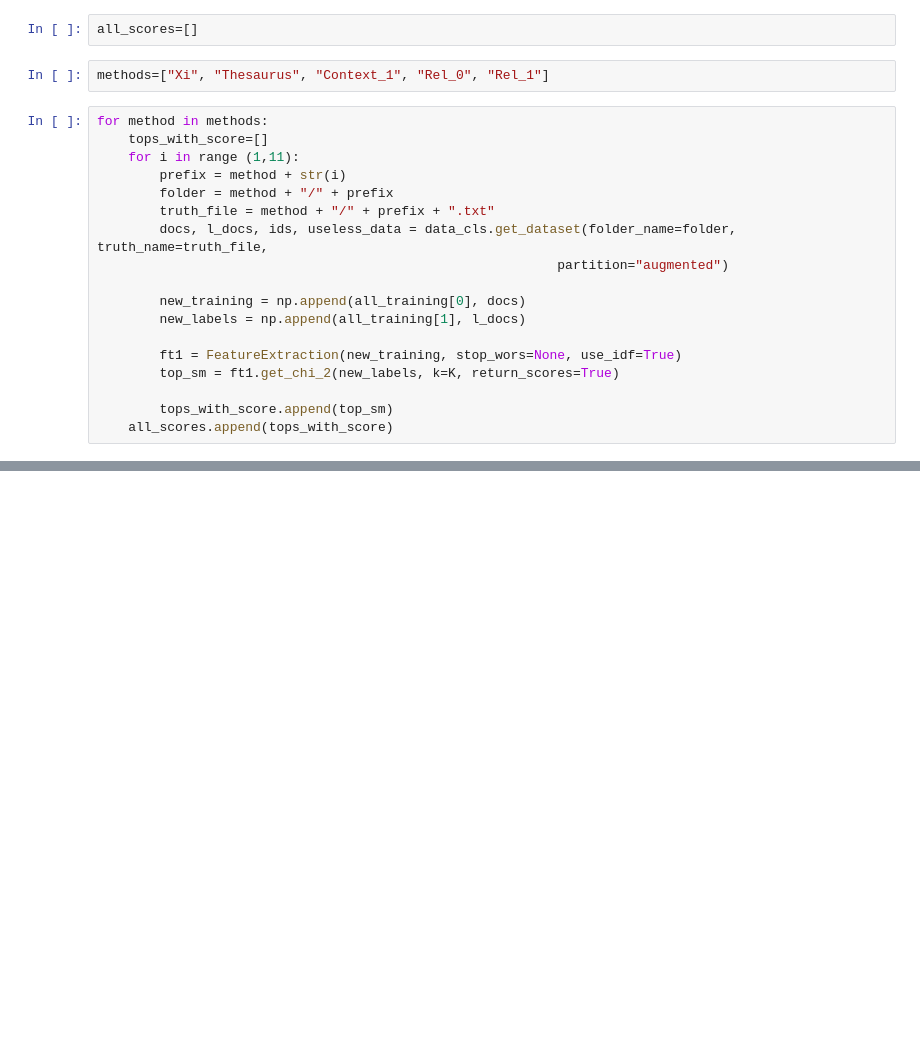
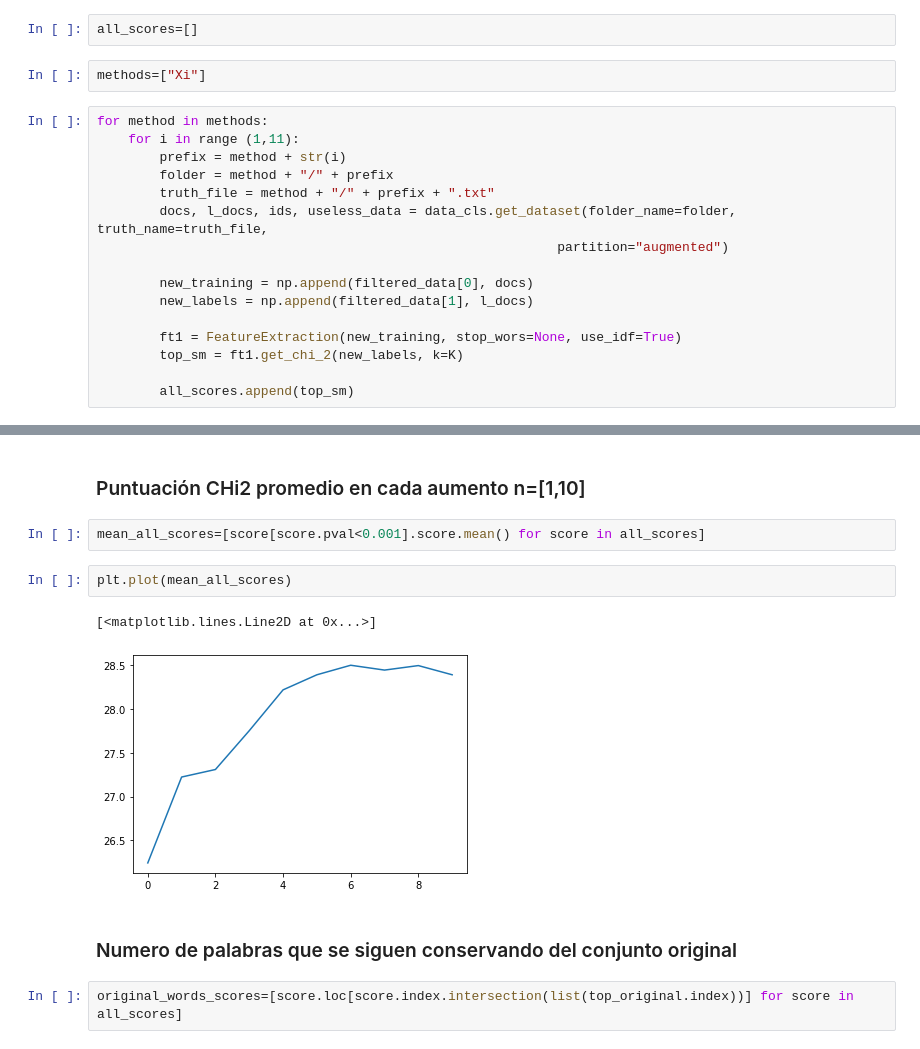
Before and after one commit to v1ktop/data_augmentation_for_author_profiling, a Jupyter notebook: notebooks/chi_cuadrada_analisis.ipynb, the cells around one changed output, grey strips where cells are left out. Drawn from its saved outputs; the diff is of its cells as text; blank space fills up the shorter version.

```diff
--- a/notebooks/chi_cuadrada_analisis.ipynb
+++ b/notebooks/chi_cuadrada_analisis.ipynb
@@ -98,10 +155,9 @@ values
 # %%
 all_scores=[]
 # %%
-methods=["Xi", "Thesaurus", "Context_1", "Rel_0", "Rel_1"]
+methods=["Xi"]
 # %%
 for method in methods:
-    tops_with_score=[]
     for i in range (1,11):
         prefix = method + str(i)
         folder = method + "/" + prefix
@@ -109,14 +165,13 @@ for method in methods:
         docs, l_docs, ids, useless_data = data_cls.get_dataset(folder_name=folder, truth_name=truth_file,
                                                            partition="augmented")
 
-        new_training = np.append(all_training[0], docs)
-        new_labels = np.append(all_training[1], l_docs)
+        new_training = np.append(filtered_data[0], docs)
+        new_labels = np.append(filtered_data[1], l_docs)
 
         ft1 = FeatureExtraction(new_training, stop_wors=None, use_idf=True)
-        top_sm = ft1.get_chi_2(new_labels, k=K, return_scores=True)
+        top_sm = ft1.get_chi_2(new_labels, k=K)
 
-        tops_with_score.append(top_sm)
-    all_scores.append(tops_with_score)
+        all_scores.append(top_sm)
 # %%
 len(all_scores)
 # %% [output]
@@ -295,0 +225,13 @@ tops_by_n[0]
+# %% [markdown]
+### Puntuación CHi2 promedio en cada aumento n=[1,10]
+# %%
+mean_all_scores=[score[score.pval<0.001].score.mean() for score in all_scores]
+# %%
+plt.plot(mean_all_scores)
+# %% [output]
+[<matplotlib.lines.Line2D at 0x...>]
+[figure, added]
+# %% [markdown]
+### Numero de palabras que se siguen conservando del conjunto original
+# %%
+original_words_scores=[score.loc[score.index.intersection(list(top_original.index))] for score in all_scores]
```
Also changed, not shown: parts of 84 cells of this notebook, 1 other file.
